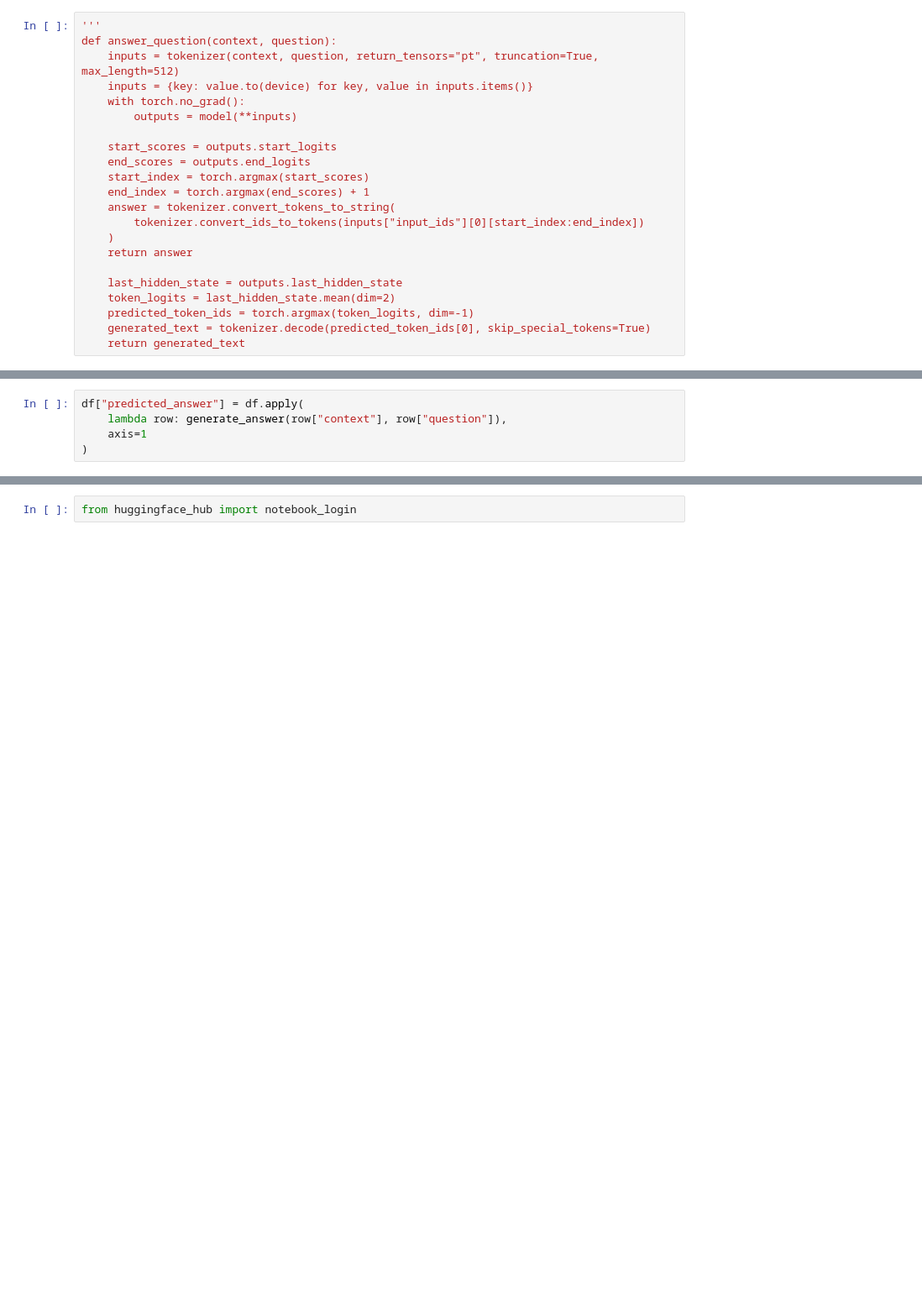
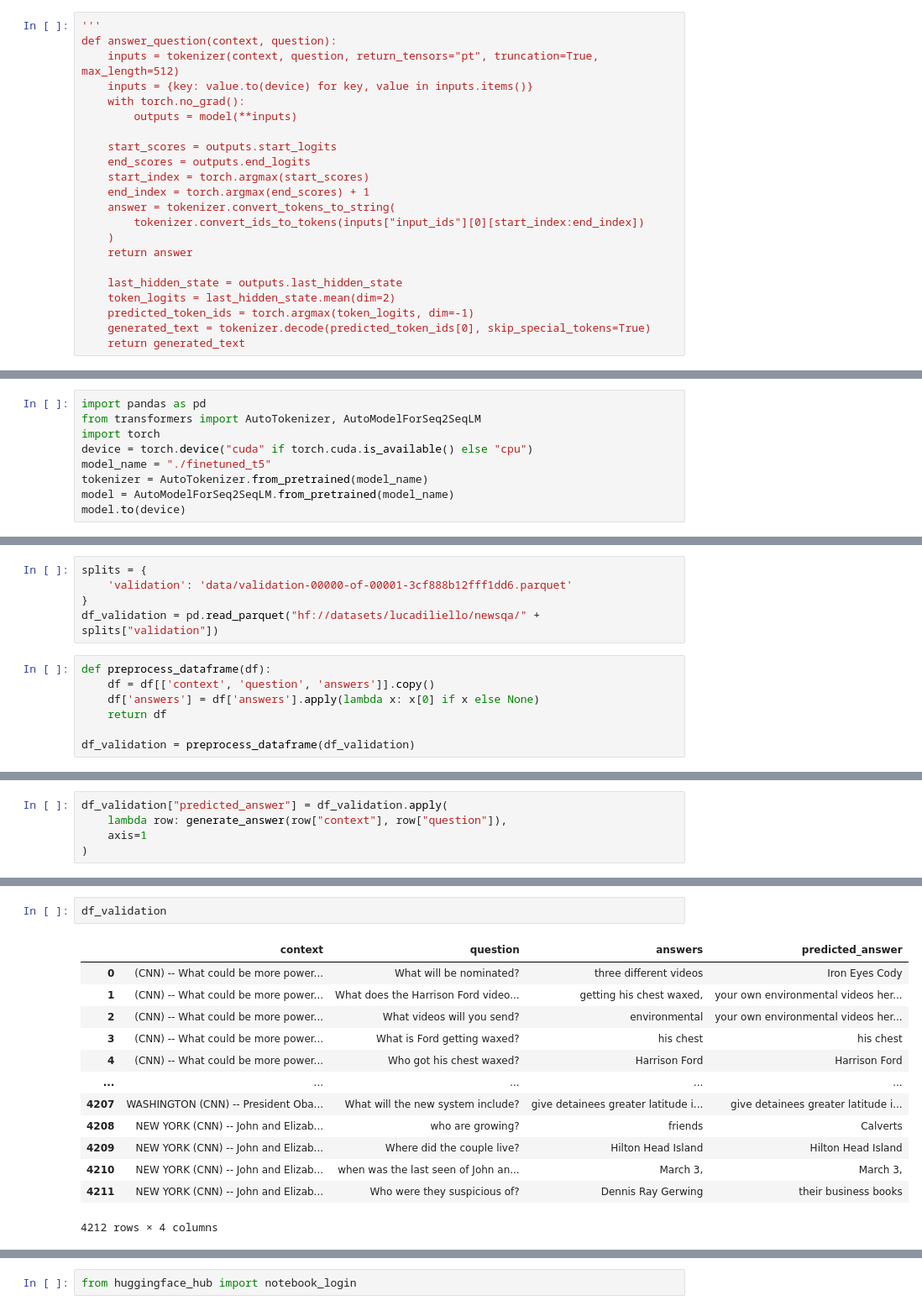
Before and after one commit to shannn1/goodRAG, a Jupyter notebook: baseline.ipynb, the cells around one changed output, grey strips where cells are left out. Shown: that part at 84% size. Cells and saved outputs as stored; diff of their text form; blank space fills up the shorter version.

```diff
--- a/baseline.ipynb
+++ b/baseline.ipynb
@@ -80,0 +170,9 @@ def answer_question(context, question):
+# %%
+import pandas as pd
+from transformers import AutoTokenizer, AutoModelForSeq2SeqLM
+import torch
+device = torch.device("cuda" if torch.cuda.is_available() else "cpu")
+model_name = "./finetuned_t5"
+tokenizer = AutoTokenizer.from_pretrained(model_name)
+model = AutoModelForSeq2SeqLM.from_pretrained(model_name)
+model.to(device)
@@ -81,3 +197,15 @@ def answer_question(context, question):
+# %%
+splits = {
+    'validation': 'data/validation-00000-of-00001-3cf888b12fff1dd6.parquet'
+}
+df_validation = pd.read_parquet("hf://datasets/lucadiliello/newsqa/" + splits["validation"])
+# %%
+def preprocess_dataframe(df):
+    df = df[['context', 'question', 'answers']].copy()
+    df['answers'] = df['answers'].apply(lambda x: x[0] if x else None)
+    return df
+
+df_validation = preprocess_dataframe(df_validation)
 # %%
 def generate_answer(context, question, max_length=50):
     input_text = f"question: {question}  context: {context}"
@@ -97,7 +222,7 @@ def generate_answer(context, question, max_length=50):
     answer = tokenizer.decode(outputs[0], skip_special_tokens=True, clean_up_tokenization_spaces=True)
     return answer
 # %%
-df["predicted_answer"] = df.apply(
+df_validation["predicted_answer"] = df_validation.apply(
     lambda row: generate_answer(row["context"], row["question"]),
     axis=1
 )
@@ -139,0 +229,16 @@ Y
+# %%
+df_validation
+# %% [output]
+|  | context | question | answers | predicted_answer |
+| 0 | (CNN) -- What could be more power... | What will be nominated? | three different videos | Iron Eyes Cody |
+| 1 | (CNN) -- What could be more power... | What does the Harrison Ford video... | getting his chest waxed, | your own environmental videos her... |
+| 2 | (CNN) -- What could be more power... | What videos will you send? | environmental | your own environmental videos her... |
+| 3 | (CNN) -- What could be more power... | What is Ford getting waxed? | his chest | his chest |
+| 4 | (CNN) -- What could be more power... | Who got his chest waxed? | Harrison Ford | Harrison Ford |
+| ... | ... | ... | ... | ... |
+| 4207 | WASHINGTON (CNN) -- President Oba... | What will the new system include? | give detainees greater latitude i... | give detainees greater latitude i... |
+| 4208 | NEW YORK (CNN) -- John and Elizab... | who are growing? | friends | Calverts |
+| 4209 | NEW YORK (CNN) -- John and Elizab... | Where did the couple live? | Hilton Head Island | Hilton Head Island |
+| 4210 | NEW YORK (CNN) -- John and Elizab... | when was the last seen of John an... | March 3, | March 3, |
+| 4211 | NEW YORK (CNN) -- John and Elizab... | Who were they suspicious of? | Dennis Ray Gerwing | their business books |
+4212 rows × 4 columns
```
Also changed, not shown: parts of 33 cells of this notebook.
